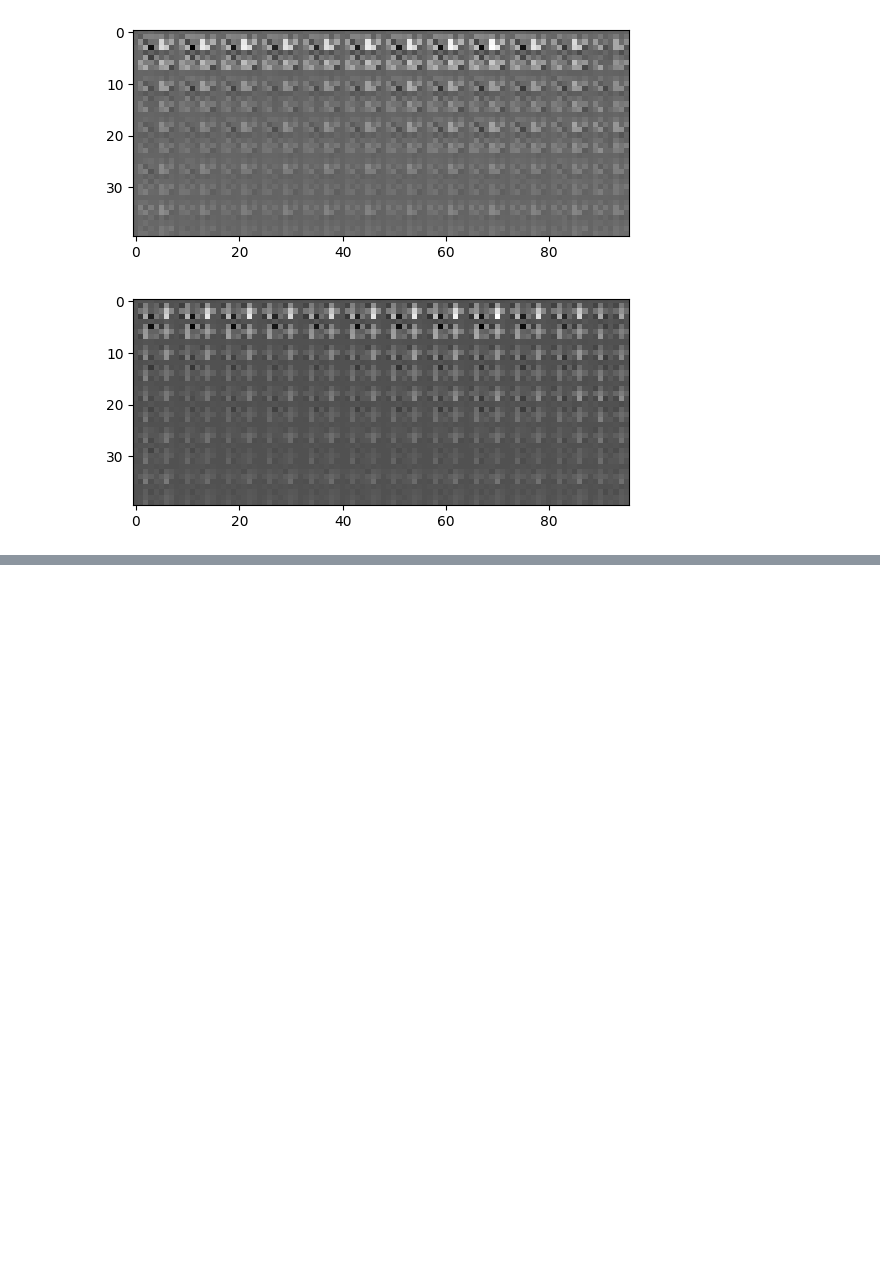
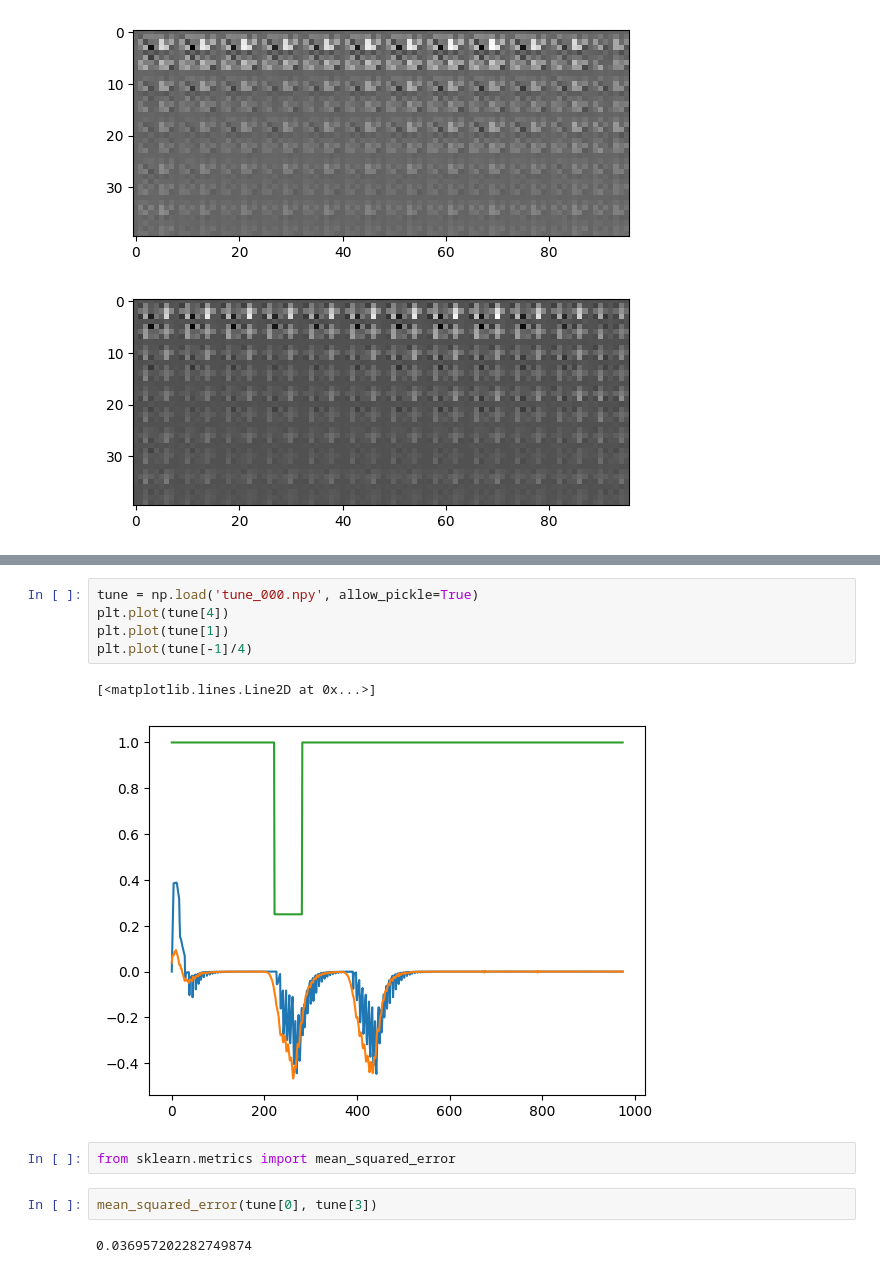
Before and after one commit to karthiknambiar29/LearningByCheating, a Jupyter notebook: drive/test.ipynb, the cells around one changed output, grey strips where cells are left out. Saved outputs shown, nothing was run; the diff lists cells and outputs as text; blank space fills up the shorter version.

```diff
--- a/drive/test.ipynb
+++ b/drive/test.ipynb
@@ -98,0 +150,14 @@ for i in range(5):
+# %%
+tune = np.load('tune_000.npy', allow_pickle=True)
+plt.plot(tune[4])
+plt.plot(tune[1])
+plt.plot(tune[-1]/4)
+# %% [output]
+[<matplotlib.lines.Line2D at 0x...>]
+[figure, added]
+# %%
+from sklearn.metrics import mean_squared_error
+# %%
+mean_squared_error(tune[0], tune[3])
+# %% [output]
+0.036957202282749874
```
Also changed, not shown: parts of 32 cells of this notebook, 13 other files.
